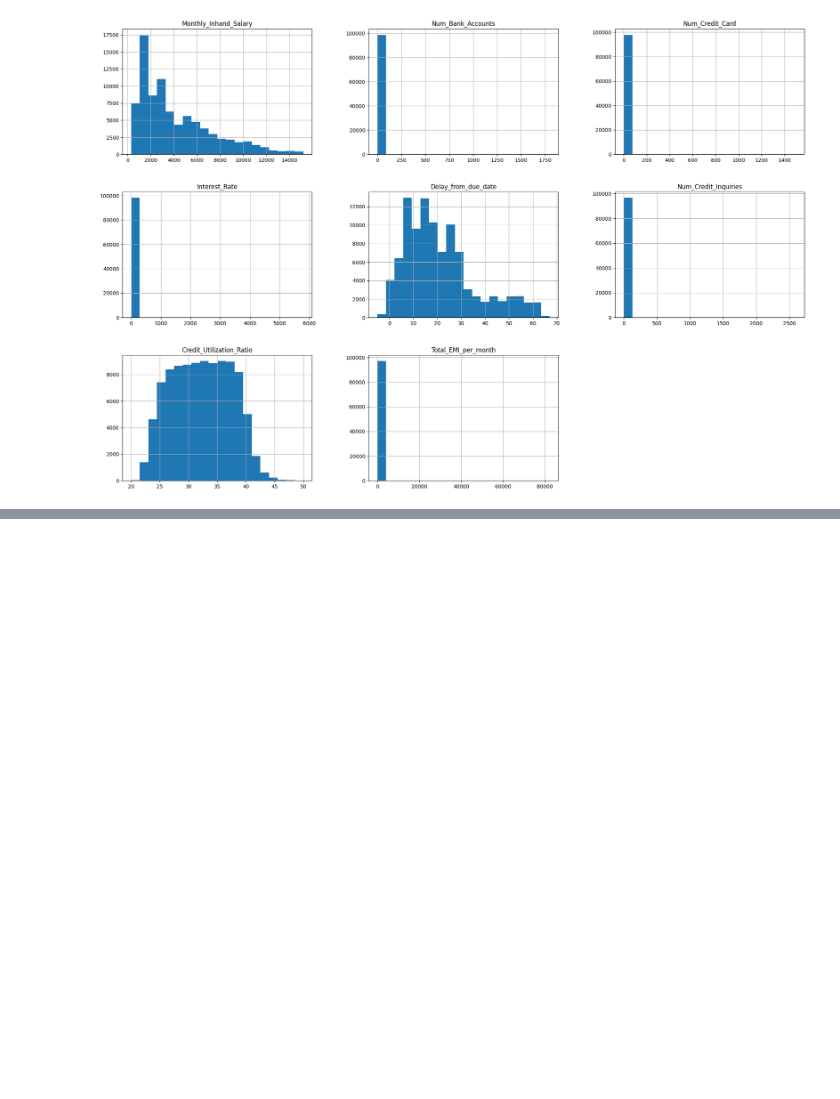
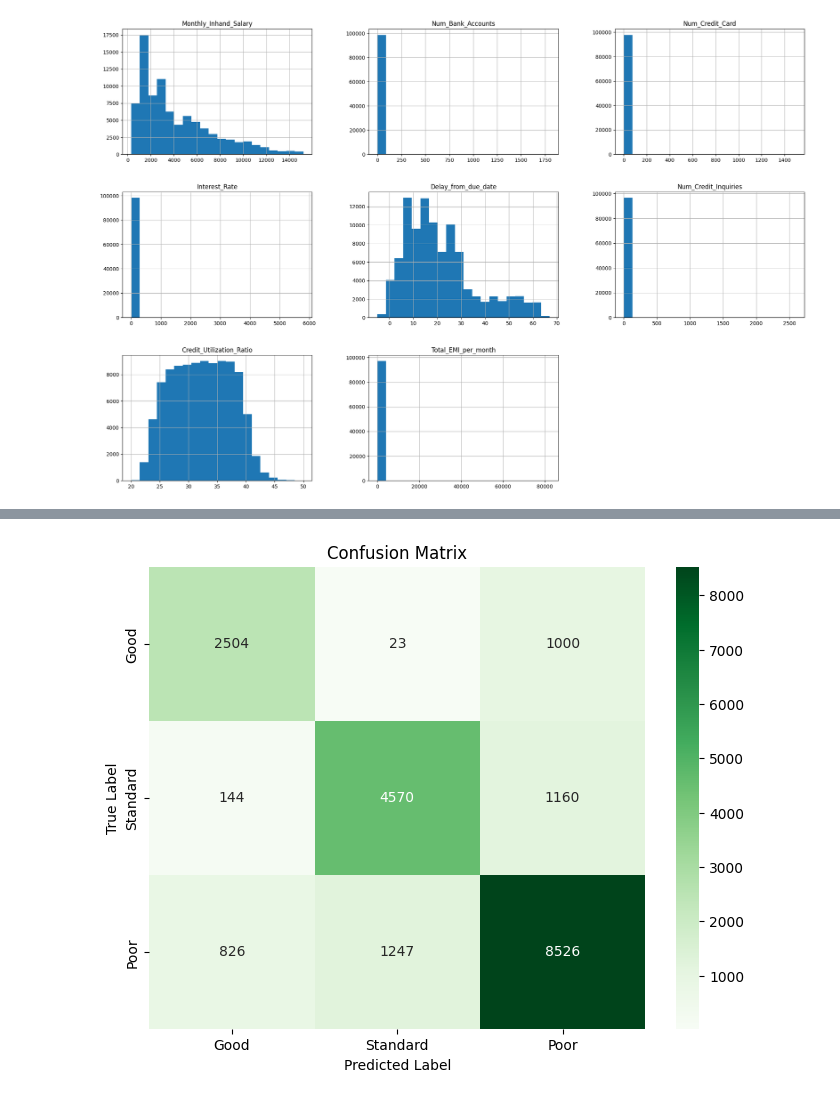
Before and after one commit to Harshk10-star/Credit-Score-Classification, a Jupyter notebook: project.ipynb, the cells around one changed output, grey strips where cells are left out. Drawn from its saved outputs; the diff is of its cells as text; code cells hidden in the pictures; blank space fills up the shorter version.

```diff
--- a/project.ipynb
+++ b/project.ipynb
@@ -386,3 +382,30 @@ from sklearn.metrics import accuracy_score, classification_report
 
 rf_pipeline.fit(X_train, y_train)
 y_pred_rf = rf_pipeline.predict(X_test)
+# %%
+from sklearn.metrics import accuracy_score, classification_report
+
+rf_pipeline.fit(X_train, y_train)
+y_pred_rf = rf_pipeline.predict(X_test)
+accuracy_rf = accuracy_score(y_test, y_pred_rf)
+
+print("Random Forest Accuracy:", accuracy_rf)
+print("Random Forest Classification Report:")
+print(classification_report(y_test, y_pred_rf))
+
+# Train and evaluate Gradient Boosting
+gb_pipeline.fit(X_train, y_train)
+y_pred_gb = gb_pipeline.predict(X_test)
+accuracy_gb = accuracy_score(y_test, y_pred_gb)
+
+print("\nGradient Boosting Accuracy:", accuracy_gb)
+print("Gradient Boosting Classification Report:")
+print(classification_report(y_test, y_pred_gb))
+
+lr_pipeline.fit(X_train, y_train)
+y_pred_lr = lr_pipeline.predict(X_test)
+accuracy_lr = accuracy_score(y_test, y_pred_lr)
+
+print("Logistic Regression Accuracy:", accuracy_lr)
+print("Logistic Regression Classification Report:")
+print(classification_report(y_test, y_pred_lr))
@@ -388,0 +448,16 @@ y_pred_rf = rf_pipeline.predict(X_test)
+# %%
+from sklearn.metrics import confusion_matrix, classification_report
+
+class_names = ['Good', 'Standard', 'Poor']
+# 1. Confusion Matrix
+conf_matrix = confusion_matrix(y_test, y_pred_rf)
+plt.figure(figsize=(8, 6))
+sns.heatmap(conf_matrix, annot=True, fmt='d', cmap='Greens')
+plt.title('Confusion Matrix')
+plt.ylabel('True Label')
+plt.xlabel('Predicted Label')
+plt.xticks(ticks=np.arange(len(class_names)) + 0.5, labels=class_names)
+plt.yticks(ticks=np.arange(len(class_names)) + 0.5, labels=class_names)
+plt.show()
+# %% [output]
+[figure, added]
```
Also changed, not shown: parts of 11 cells of this notebook.
